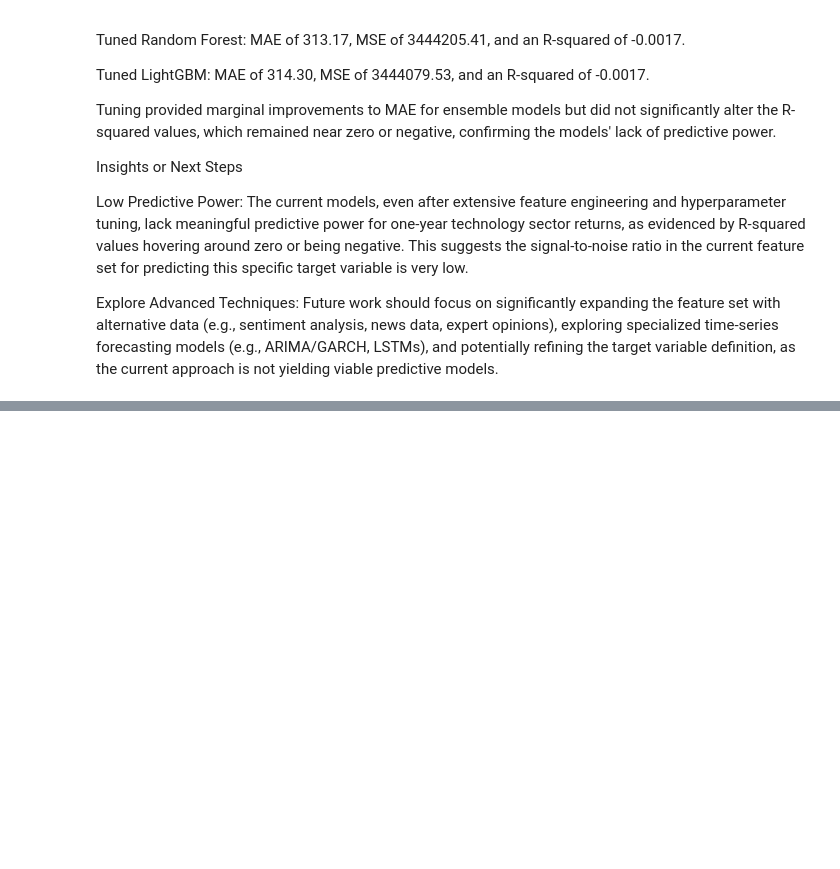
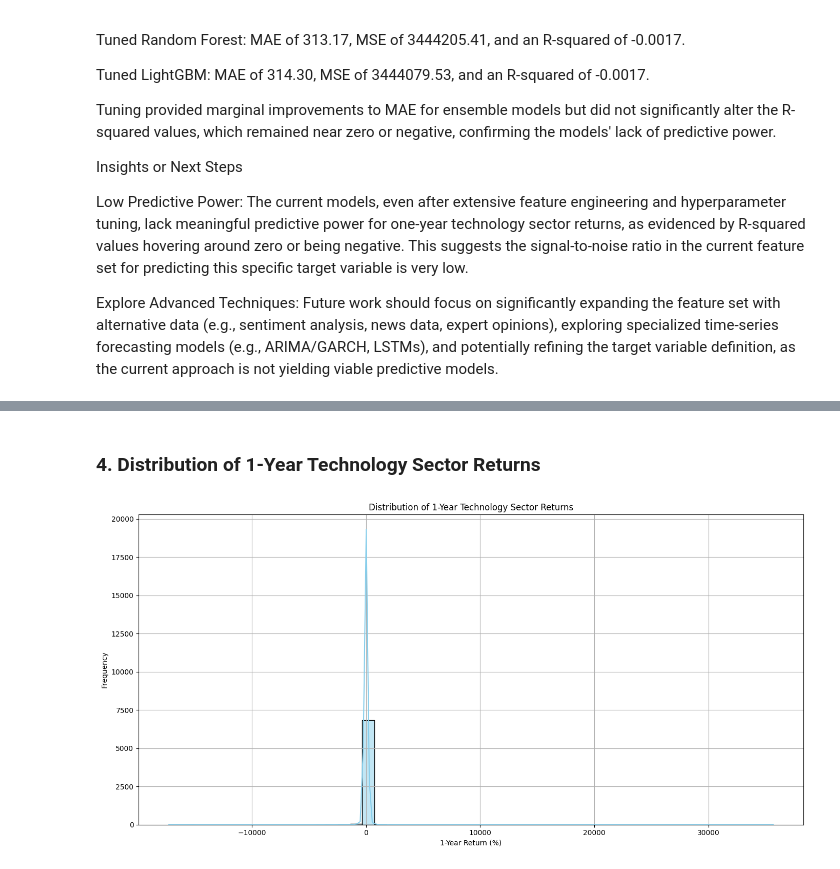
Before and after one commit to brysonchristensen/IS-4487, a Jupyter notebook: IS_4487_Group_Project_Notebook_1.2.ipynb, the cells around one changed output, grey strips where cells are left out. Saved outputs shown, nothing was run; the diff lists cells and outputs as text; code cells hidden in the pictures; blank space fills up the shorter version.

```diff
--- a/IS_4487_Group_Project_Notebook_1.2.ipynb
+++ b/IS_4487_Group_Project_Notebook_1.2.ipynb
@@ -1976,0 +2036,13 @@ Explore Advanced Techniques: Future work should focus on significantly expanding
+# %% [markdown]
+### 4. Distribution of 1-Year Technology Sector Returns
+# %%
+plt.figure(figsize=(14, 7))
+sns.histplot(merged_data['Target_1Y_Return_Tech'], kde=True, bins=50, color='skyblue')
+plt.title('Distribution of 1-Year Technology Sector Returns')
+plt.xlabel('1-Year Return (%)')
+plt.ylabel('Frequency')
+plt.grid(True)
+plt.tight_layout()
+plt.show()
+# %% [output]
+[figure, added]
```
Also changed, not shown: parts of 14 cells of this notebook.
